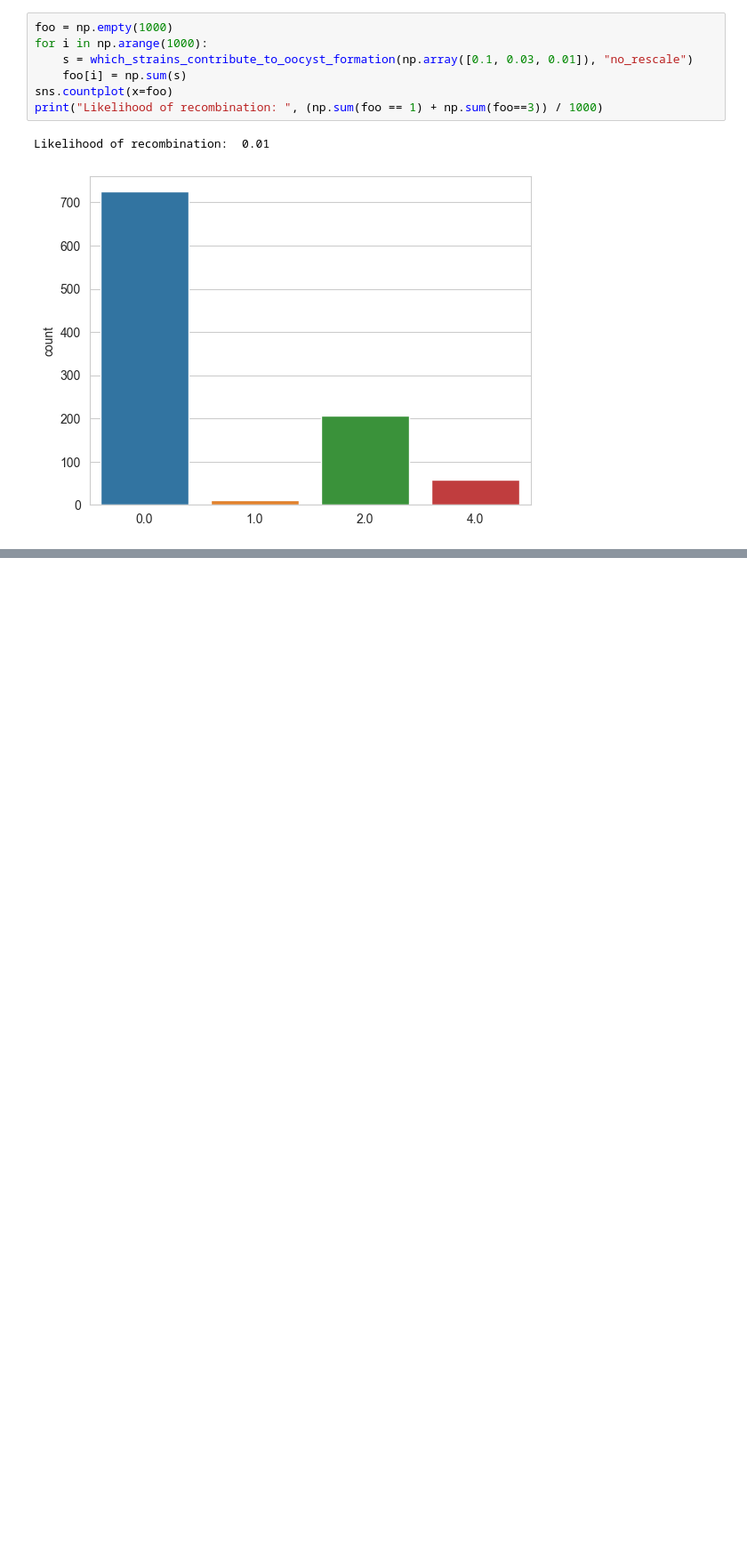
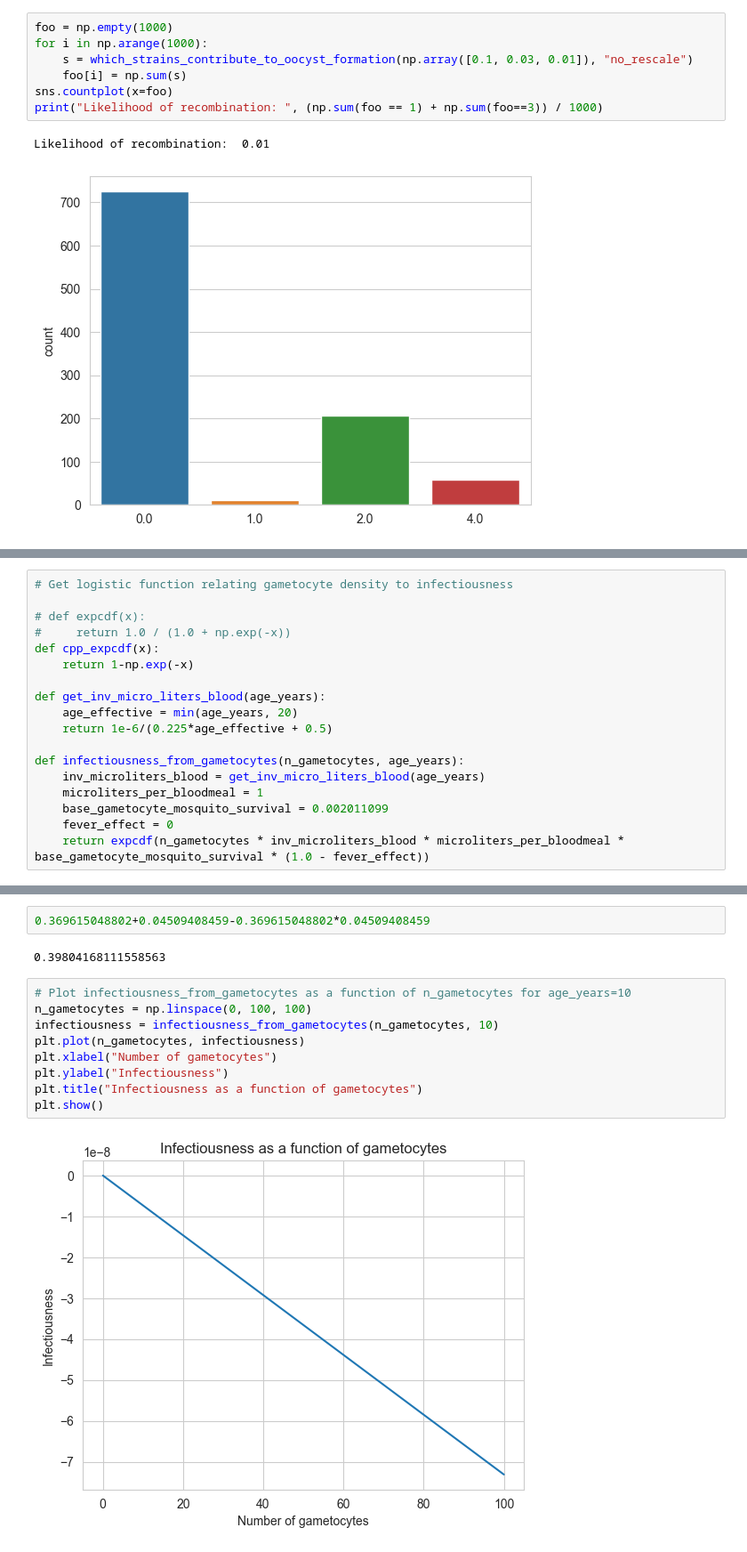
Before and after one commit to jgsuresh/senegal-network-sim, a Jupyter notebook: network_sim/experiments/240621-02/simulate_strain_pickup.ipynb, the cells around one changed output, grey strips where cells are left out. Shown at 89% size. Cells and saved outputs as stored; diff of their text form; blank space fills up the shorter version.

```diff
--- a/network_sim/experiments/240621-02/simulate_strain_pickup.ipynb
+++ b/network_sim/experiments/240621-02/simulate_strain_pickup.ipynb
@@ -116,0 +120,18 @@ Likelihood of recombination:  0.01
+# %%
+# Get logistic function relating gametocyte density to infectiousness
+
+# def expcdf(x):
+#     return 1.0 / (1.0 + np.exp(-x))
+def cpp_expcdf(x):
+    return 1-np.exp(-x)
+
+def get_inv_micro_liters_blood(age_years):
+    age_effective = min(age_years, 20)
+    return 1e-6/(0.225*age_effective + 0.5)
+
+def infectiousness_from_gametocytes(n_gametocytes, age_years):
+    inv_microliters_blood = get_inv_micro_liters_blood(age_years)
+    microliters_per_bloodmeal = 1
+    base_gametocyte_mosquito_survival = 0.002011099
+    fever_effect = 0
+    return expcdf(n_gametocytes * inv_microliters_blood * microliters_per_bloodmeal * base_gametocyte_mosquito_survival * (1.0 - fever_effect))
@@ -116,0 +175,15 @@ Likelihood of recombination:  0.01
+# %%
+0.369615048802+0.04509408459-0.369615048802*0.04509408459
+# %% [output]
+0.39804168111558563
+# %%
+# Plot infectiousness_from_gametocytes as a function of n_gametocytes for age_years=10
+n_gametocytes = np.linspace(0, 100, 100)
+infectiousness = infectiousness_from_gametocytes(n_gametocytes, 10)
+plt.plot(n_gametocytes, infectiousness)
+plt.xlabel("Number of gametocytes")
+plt.ylabel("Infectiousness")
+plt.title("Infectiousness as a function of gametocytes")
+plt.show()
+# %% [output]
+[figure, added]
```
Also changed, not shown: parts of 38 cells of this notebook, 11 other files.
